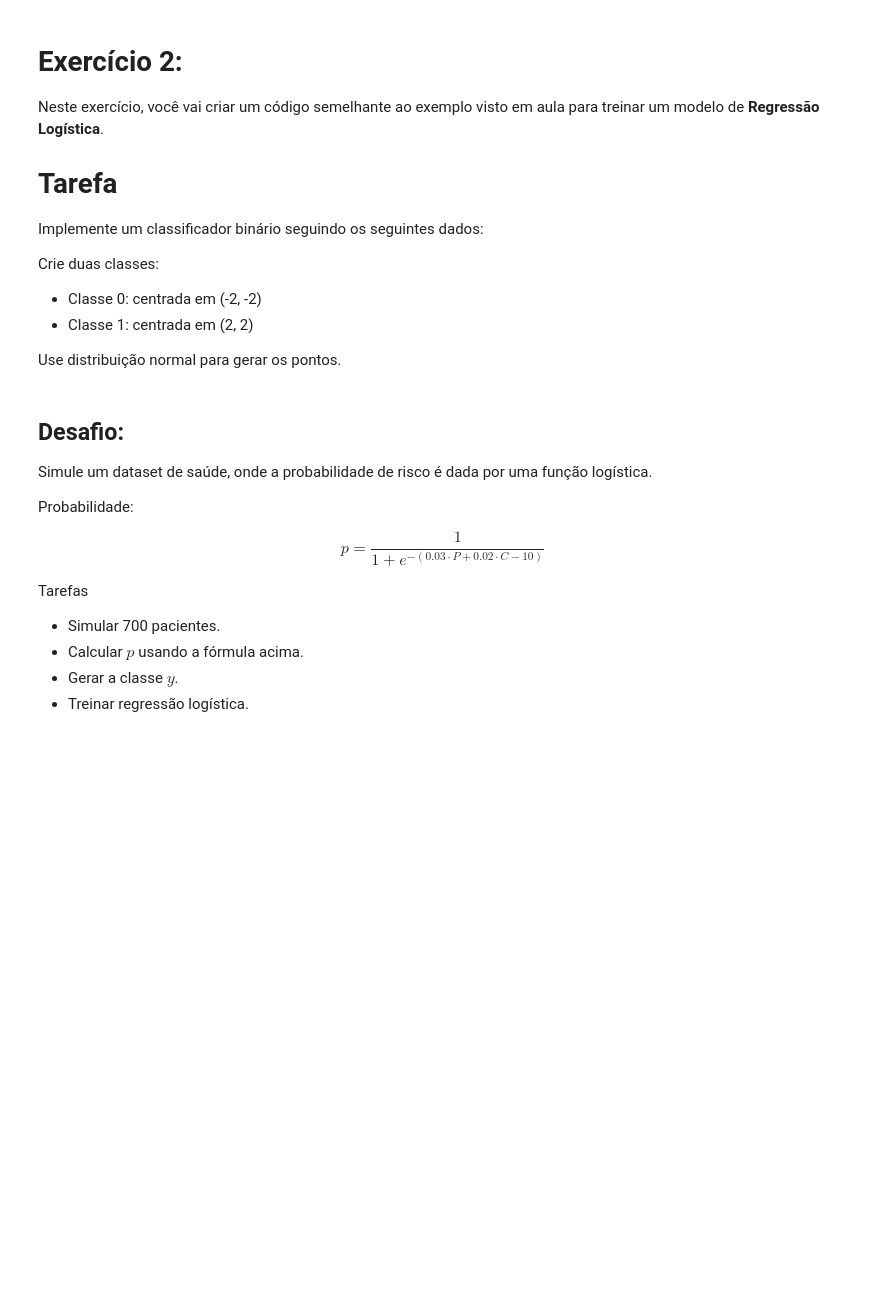
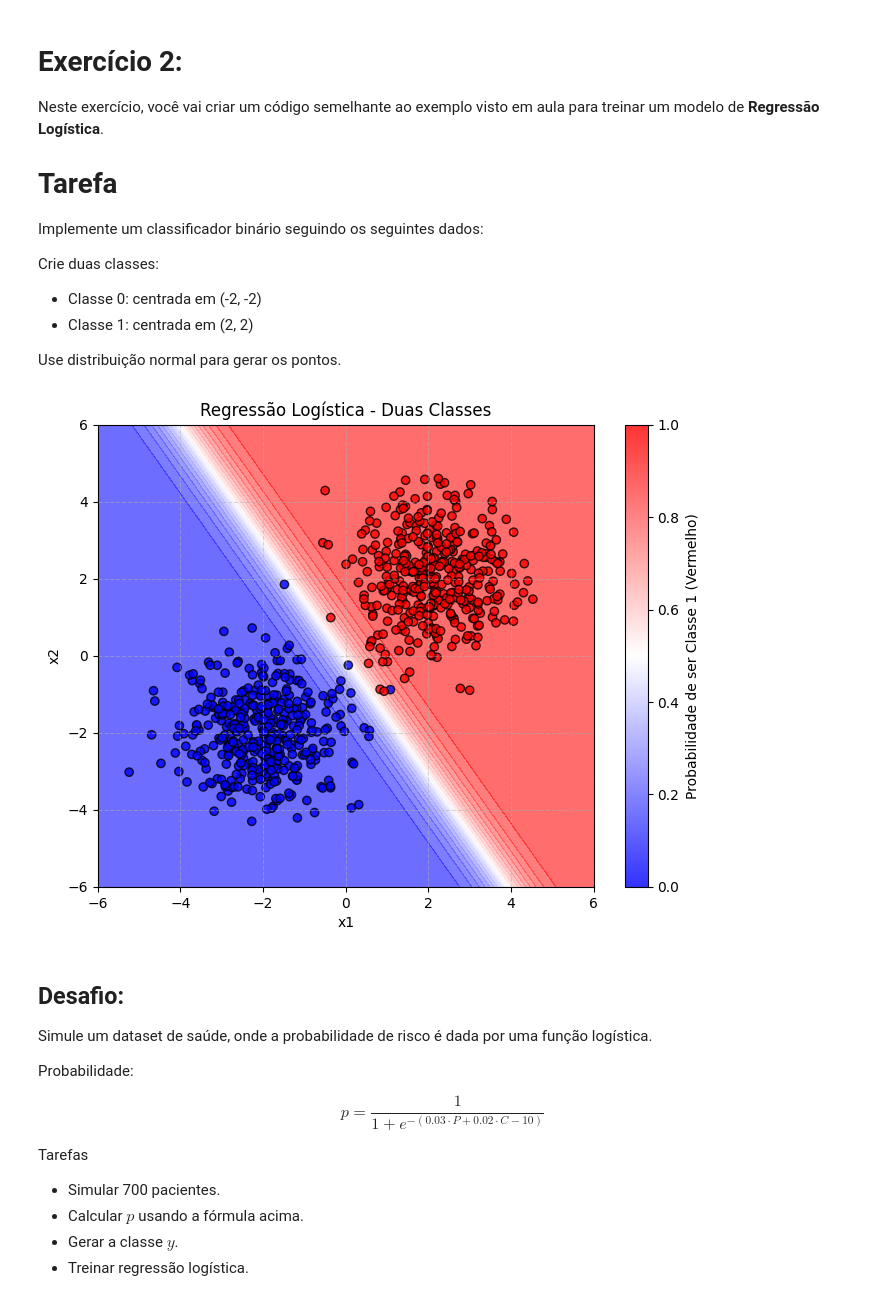
Before and after one commit to PedroVGSC/XbMobile, a Jupyter notebook: regressao_logistica_exercicios.ipynb, the cells around one changed output. Drawn from its saved outputs; the diff is of its cells as text; code cells hidden in the pictures; blank space fills up the shorter version.

```diff
--- a/regressao_logistica_exercicios.ipynb
+++ b/regressao_logistica_exercicios.ipynb
@@ -100,36 +100,54 @@ Use distribuição normal para gerar os pontos.
 # %%
 import numpy as np
 import matplotlib.pyplot as plt
 from sklearn.linear_model import LogisticRegression
 from sklearn.model_selection import train_test_split
 
 np.random.seed(42)
 
 N = 400
 
-# Classe 0
-# SEU CÓDIGO AQUI
+# Classe 0 (centrada em -2, -2)
+x0 = np.random.randn(N, 2) - 2
+y0 = np.zeros(N)
 
-# Classe 1
-# SEU CÓDIGO AQUI
+# Classe 1 (centrada em 2, 2)
+x1 = np.random.randn(N, 2) + 2
+y1 = np.ones(N)
 
 # Juntar dados
-# SEU CÓDIGO AQUI
+X = np.vstack([x0, x1])
+Y = np.hstack([y0, y1])
 
 # Separar treino e teste
-# SEU CÓDIGO AQUI
+X_train, X_test, y_train, y_test = train_test_split(X, Y, test_size=0.3, random_state=42)
 
 # Treinar modelo
-# SEU CÓDIGO AQUI
+model = LogisticRegression()
+model.fit(X_train, y_train)
 
 # Predição
-# SEU CÓDIGO AQUI
+y_pred = model.predict(X_test)
 
-# Plot dos dados
-# SEU CÓDIGO AQUI
+# Fronteira de decisão e Plot dos dados
+xx, yy = np.meshgrid(np.linspace(-6, 6, 200), np.linspace(-6, 6, 200))
+grid = np.c_[xx.ravel(), yy.ravel()]
+probs = model.predict_proba(grid)[:, 1].reshape(xx.shape)
 
-# Fronteira de decisão
-# SEU CÓDIGO AQUI
+plt.figure(figsize=(8,6))
+# 1. Plotando a fronteira
+plt.contourf(xx, yy, probs, levels=20, alpha=0.6, cmap="bwr")
+# 2. Plotando os pontos reais
+plt.scatter(X[:,0], X[:,1], c=Y, edgecolor="k", cmap="bwr", alpha=0.8)
+
+plt.title("Regressão Logística - Duas Classes")
+plt.xlabel("x1")
+plt.ylabel("x2")
+plt.colorbar(label="Probabilidade de ser Classe 1 (Vermelho)")
+plt.grid(True, linestyle='--', alpha=0.5)
+plt.show()
+# %% [output]
+[figure, added]
 # %% [markdown]
 ## Desafio:
 
```
Also changed, not shown: parts of 1 cell of this notebook, 1 other file.
